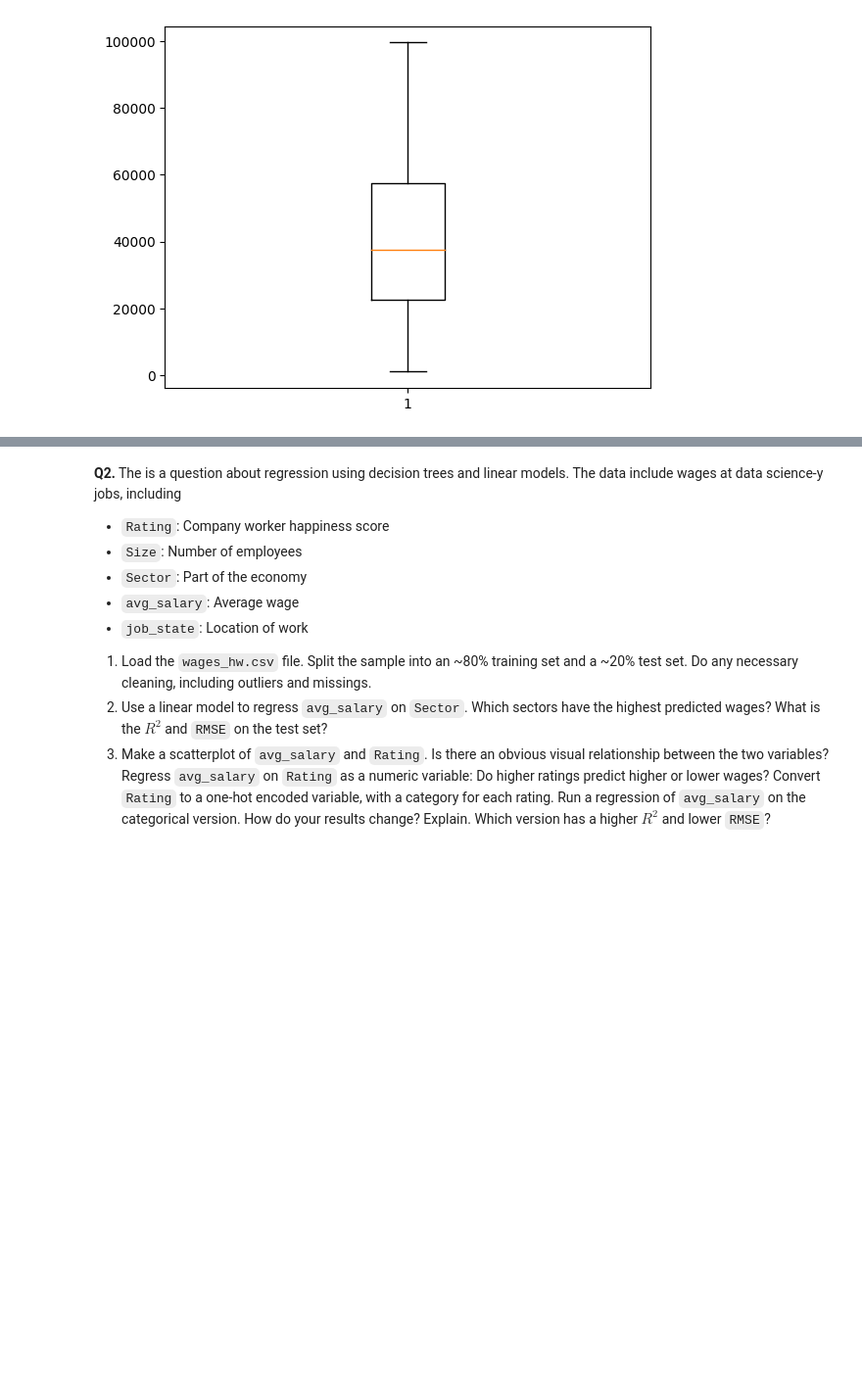
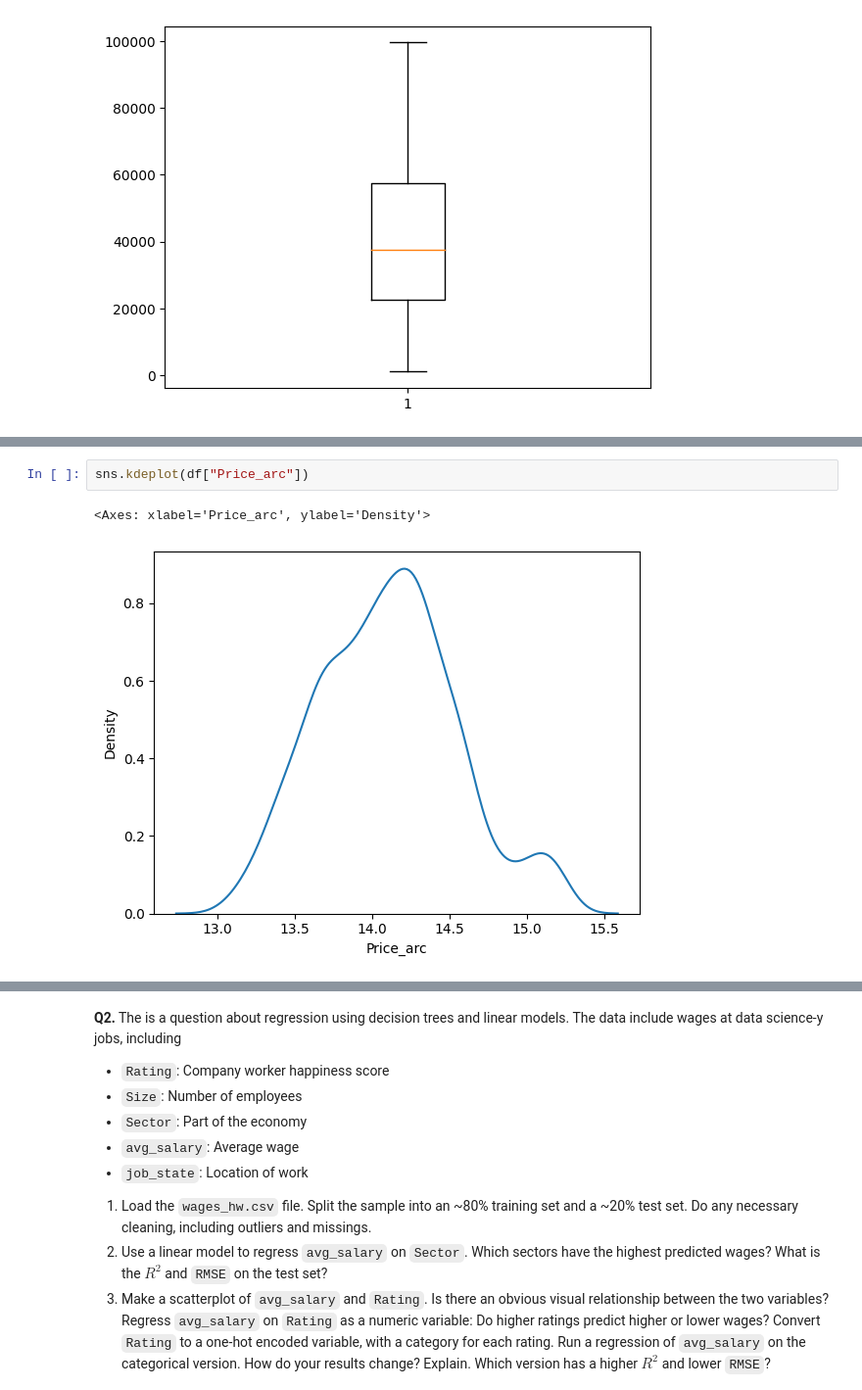
Before and after one commit to Ipshi02/assignment4, a Jupyter notebook: assignment4.ipynb, the cells around one changed output, grey strips where cells are left out. Shown at 98% size. Cells and saved outputs as stored; diff of their text form; blank space fills up the shorter version.

```diff
--- a/assignment4.ipynb
+++ b/assignment4.ipynb
@@ -157,0 +195,5 @@ sns.scatterplot(data=df,y="Price",x="Mileage_Run")
+# %%
+sns.kdeplot(df["Price_arc"])
+# %% [output]
+<Axes: xlabel='Price_arc', ylabel='Density'>
+[figure, added]
```
Also changed, not shown: parts of 15 cells of this notebook.
